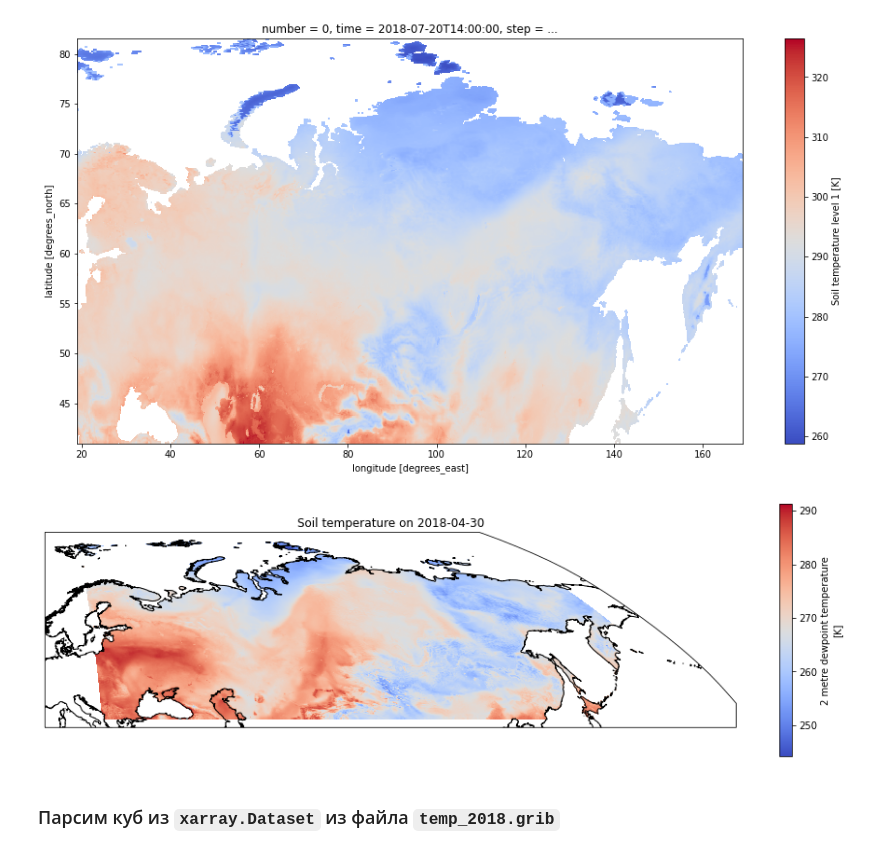
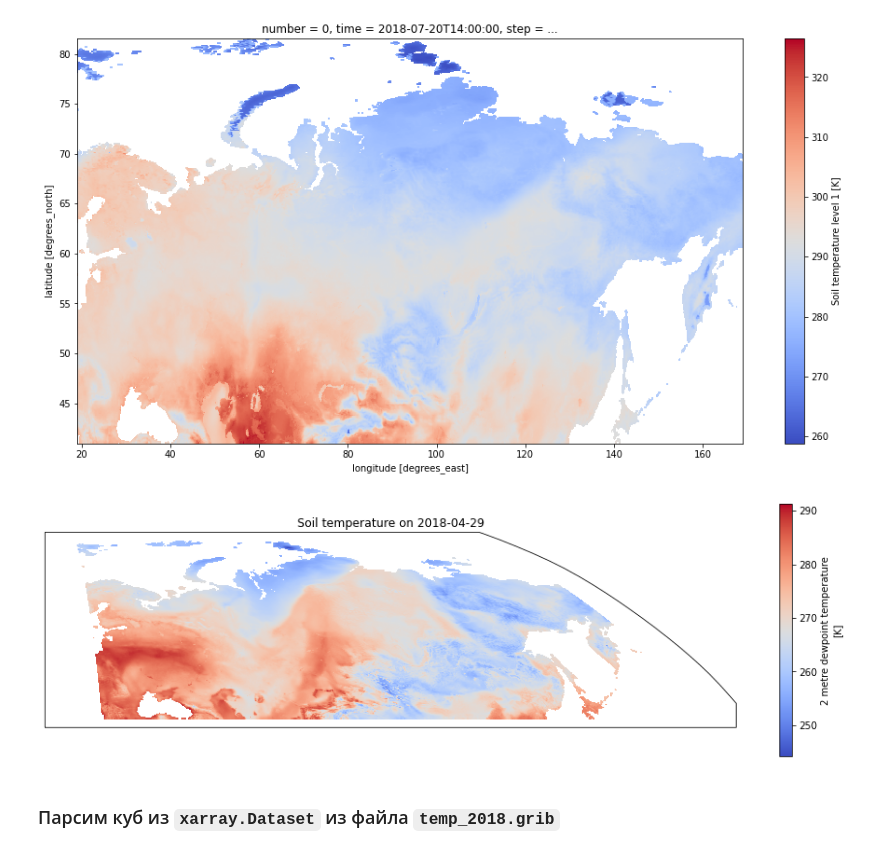
Before and after one commit to ai-forever/no_fire_with_ai_aij2021, a Jupyter notebook: Baseline.ipynb, the cells around one changed output. Drawn from its saved outputs; the diff is of its cells as text; code cells hidden in the pictures.

```diff
--- a/Baseline.ipynb
+++ b/Baseline.ipynb
@@ -89,12 +91,16 @@ ds[0].stl1[200].plot(cmap=plt.cm.coolwarm);
 # %% [output]
 [figure]
 # %%
+# Может понадобиться выполнение команд
+# pip uninstall shapely
+# pip install shapely --no-binary shapely
+
 ax = plt.axes(projection=ccrs.Robinson())
-ax.coastlines(resolution='10m')
+# ax.coastlines(resolution='10m')
 plot = ds[1].d2m[119].plot(cmap=plt.cm.coolwarm, transform=ccrs.PlateCarree(), cbar_kwargs={'shrink':0.6})
-plt.title('Soil temperature on 2018-04-30');
+plt.title('Soil temperature on 2018-04-29');
 # %% [output]
-[figure, old version]
+[figure, new version]
 # %% [markdown]
 ### Парсим куб из `xarray.Dataset` из файла `temp_2018.grib`
 # %% [markdown]
```
Also changed, not shown: parts of 55 cells of this notebook, 7 other files.
